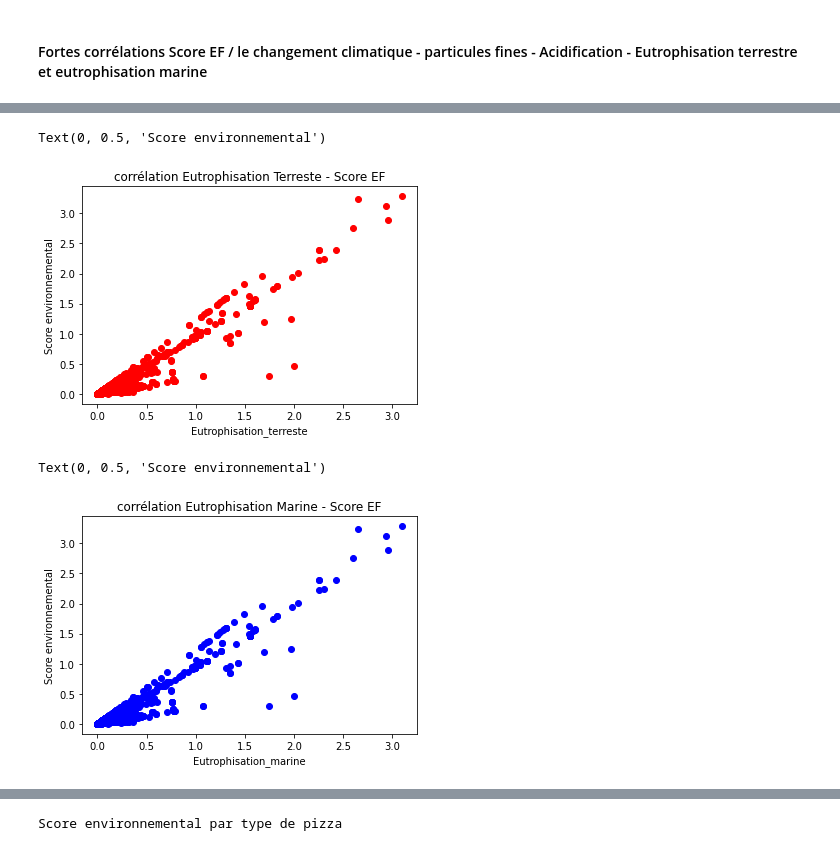
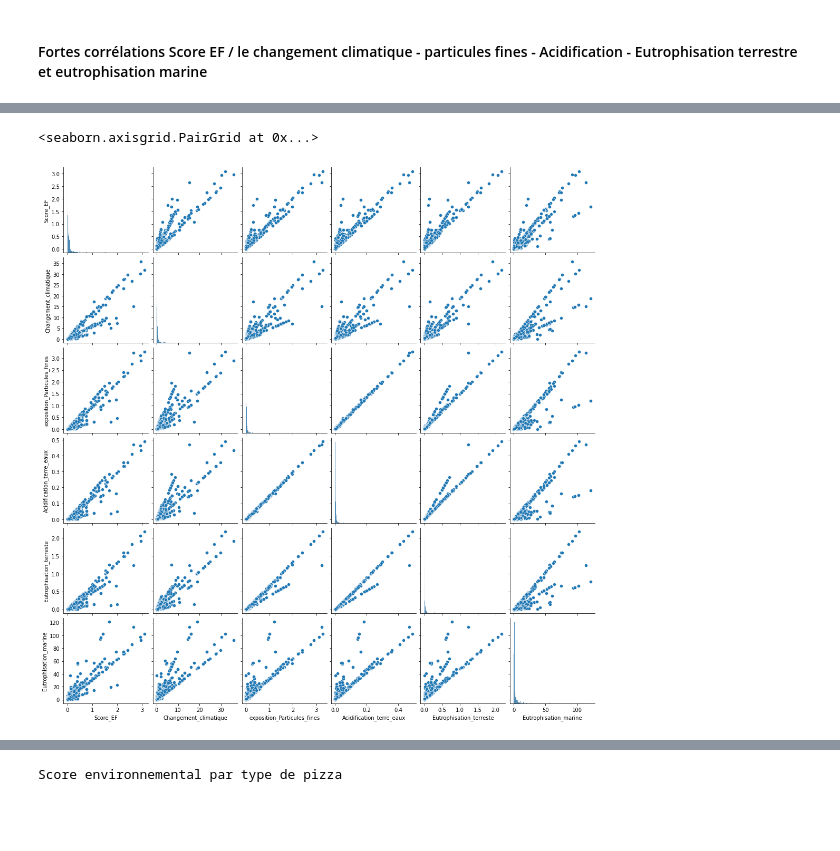
Before and after one commit to pattypooh/agribalyse, a Jupyter notebook: notebooks/01-mbe-eda - Agribalyse.ipynb, the cells around one changed output, grey strips where cells are left out. Saved outputs shown, nothing was run; the diff lists cells and outputs as text; code cells hidden in the pictures; blank space fills up the shorter version.

```diff
--- a/notebooks/01-mbe-eda - Agribalyse.ipynb
+++ b/notebooks/01-mbe-eda - Agribalyse.ipynb
@@ -194,24 +159,7 @@ Text(0, 0.5, 'Score environnemental')
-# %%
-plt.title('corrélation Eutrophisation Terreste - Score EF')
-
-x = df_chgeClimatique.Score_EF
-y4 = (df_chgeClimatique.Eutrophisation_terreste)
-plt.scatter(x, y2,color='r')
-plt.xlabel("Eutrophisation_terreste")
-plt.ylabel("Score environnemental")
-# %% [output]
-Text(0, 0.5, 'Score environnemental')
-[figure, removed]
-# %%
-plt.title('corrélation Eutrophisation Marine - Score EF')
-
-x = df_chgeClimatique.Score_EF
-y5 = (df_chgeClimatique.Eutrophisation_marine)
-plt.scatter(x, y2,color='b')
-plt.xlabel("Eutrophisation_marine")
-plt.ylabel("Score environnemental")
-# %% [output]
-Text(0, 0.5, 'Score environnemental')
-[figure, removed]
+# %%
+sns.pairplot(df_chgeClimatique)
+# %% [output]
+<seaborn.axisgrid.PairGrid at 0x...>
+[figure, added]
 # %%
 df[df['Ciqual_code'] == 25404].Score_EF.sum()
```
Also changed, not shown: parts of 10 cells of this notebook.
